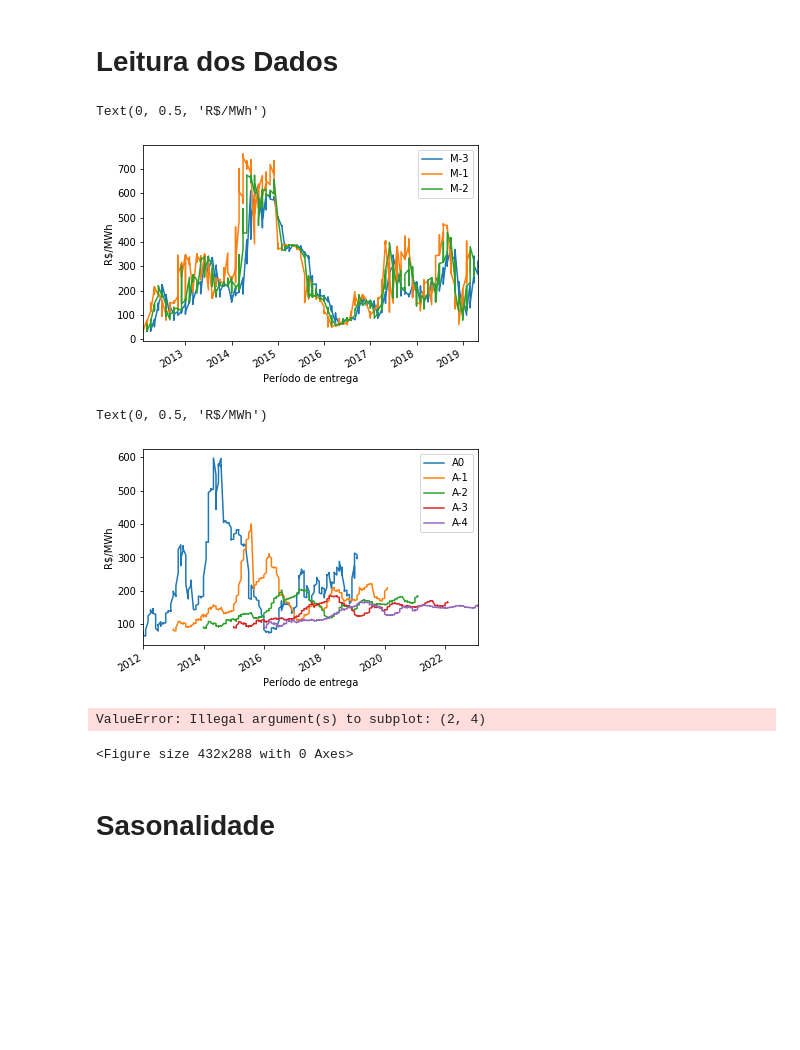
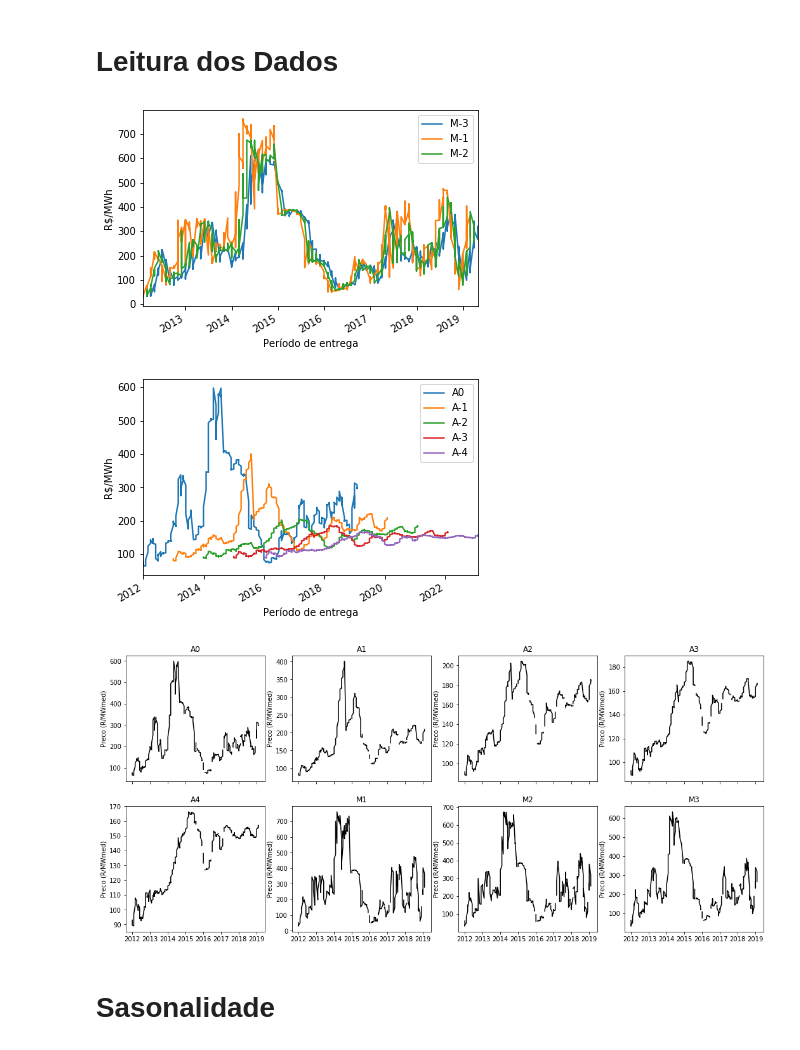
Before and after one commit to pedroargento/Mestrado, a Jupyter notebook: codigo.ipynb, the cells around one changed output. Cells and saved outputs as stored; diff of their text form; code cells hidden in the pictures; blank space fills up the shorter version.

Commit message:
fix plotting. really

```diff
--- a/codigo.ipynb
+++ b/codigo.ipynb
@@ -60,12 +60,11 @@ monthly_delivery_price = pd.merge(M3,pd.merge(M1, M2, left_on='delivery',right_o
 monthly_delivery_price.set_index(monthly_delivery_price.delivery, inplace=True, drop=True)
 monthly_delivery_price = monthly_delivery_price.drop(['delivery'], axis=1)
 monthly_delivery_price = monthly_delivery_price.rename(columns={"price": "M-3", "priceM1": "M-1", 'priceM2': 'M-2'})
-plt = monthly_delivery_price.plot()
-plt.set_xlabel("Período de entrega")
-plt.set_ylabel("R$/MWh")
-#plt.get_figure().savefig(ospath(os.getcwd() + '/figs/monthly_delivery_price.png'))
+fig = monthly_delivery_price.plot()
+fig.set_xlabel("Período de entrega")
+fig.set_ylabel("R$/MWh")
+fig.get_figure().savefig(ospath(os.getcwd() + '/figs/monthly_delivery_price.png'))
 # %% [output]
-Text(0, 0.5, 'R$/MWh')
 [figure]
 # %%
 from dateutil.relativedelta import *
@@ -106,30 +105,27 @@ yearly_delivery_price =  pd.merge(A0, pd.merge(pd.merge(A1, A2, left_on='deliver
 yearly_delivery_price.set_index(yearly_delivery_price.delivery, inplace=True, drop=True)
 yearly_delivery_price = yearly_delivery_price.drop(['delivery'], axis=1)
 yearly_delivery_price = yearly_delivery_price.rename(columns={"price": "A0", "priceA1": "A-1", 'priceA2': 'A-2', 'priceA3': 'A-3','priceA4': 'A-4'})
-plt = yearly_delivery_price.plot()
-plt.set_xlabel("Período de entrega")
-plt.set_ylabel("R$/MWh")
-#plt.get_figure().savefig(ospath(os.getcwd() + '/figs/yearly_delivery_price.png'))
+fig = yearly_delivery_price.plot()
+fig.set_xlabel("Período de entrega")
+fig.set_ylabel("R$/MWh")
+fig.get_figure().savefig(ospath(os.getcwd() + '/figs/yearly_delivery_price.png'))
 # %% [output]
-Text(0, 0.5, 'R$/MWh')
 [figure]
 # %%
 k = 0
 products = sorted(data.keys())
-plt.figure
-fig, ax = plt.subplot(2, 4, sharex='col', figsize = (18,8))
+fig, ax = plt.subplots(2, 4, sharex='col', figsize = (18,8))
 for i in range(2):
     for j in range(4):
         df = readData(data[products[k]])
         ax[i, j].plot(df.date,df.price, 'k')
         ax[i, j].set_title(products[k])
         ax[i,j].set(ylabel='Preco (R/MWmed)')
         k = k + 1
 
 fig.savefig(ospath(os.getcwd() + '/figs/priceSeries.png'))
 # %% [output]
-ValueError: Illegal argument(s) to subplot: (2, 4)
-<Figure size 432x288 with 0 Axes>
+[figure, added]
 # %% [markdown]
 # Sasonalidade
 # %%
```
Also changed, not shown: parts of 11 cells of this notebook, 3 other files.
